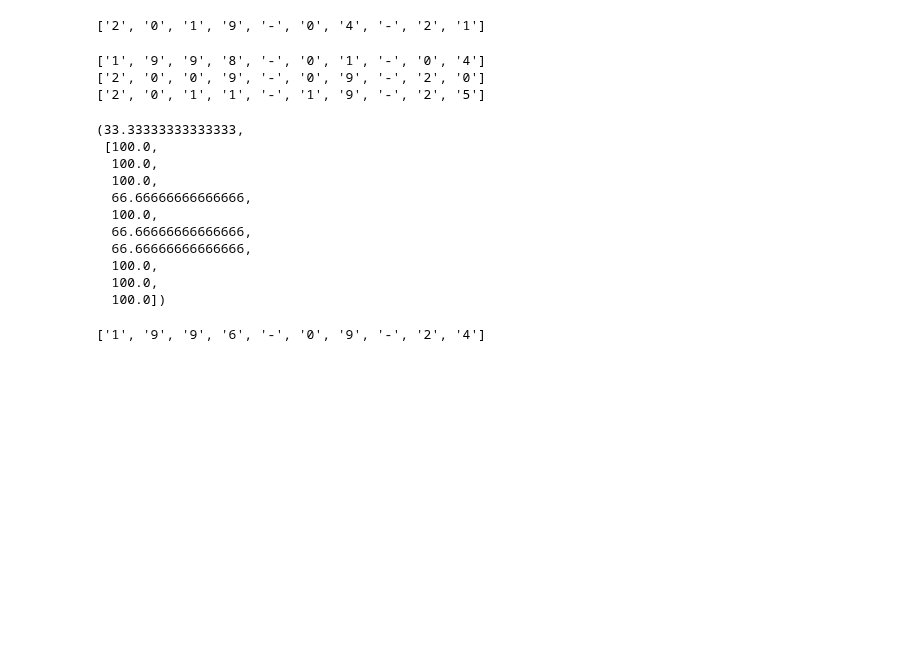
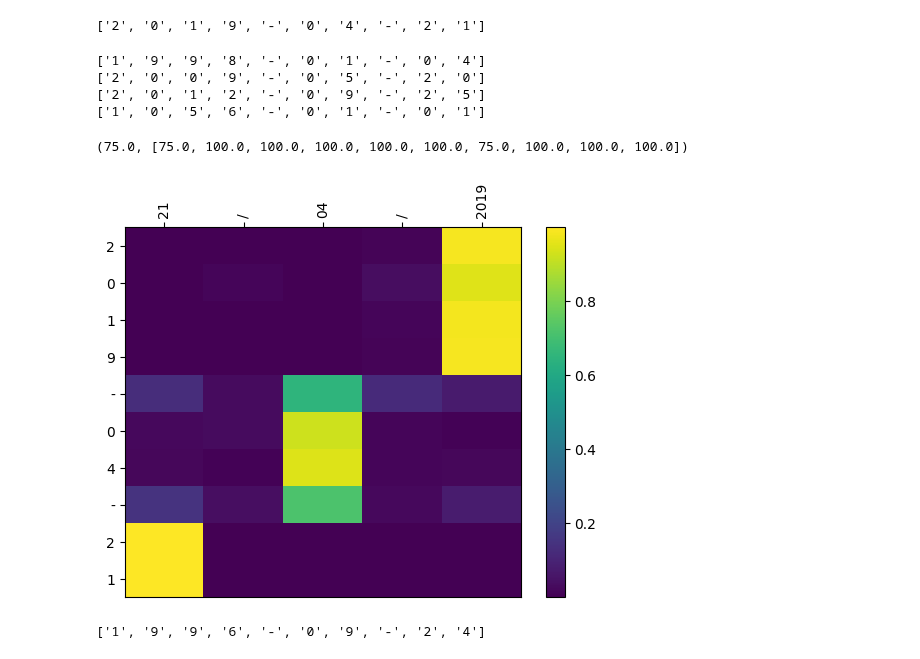
Before and after one commit to JACOBIN-SCTCS/Deep_Learning_For_NLP_IISC, a Jupyter notebook: Assignment4/parta/sol.ipynb, the cells around one changed output. Drawn from its saved outputs; the diff is of its cells as text; code cells hidden in the pictures; blank space fills up the shorter version.

Commit message:
added  attention specifiying code

```diff
--- a/Assignment4/parta/sol.ipynb
+++ b/Assignment4/parta/sol.ipynb
@@ -161,8 +156,6 @@ class Encoder(nn.Module):
         outputs, _  = nn.utils.rnn.pad_packed_sequence(packed_output,batch_first=True)  # [batch_size, inp_seq_length, hidden_dim]
         hidden = torch.tanh(self.fc(torch.cat((hidden[-2,:,:],hidden[-1,:,:]),dim=1)))  # [batch_size, decoder_hidden_size]
         return outputs,hidden
-# %%
-batch_data = next(iter(train_dataloader))
 # %%
 class Attention(nn.Module):
     def __init__(self,enc_hidden_dim, dec_hidden_dim):
@@ -468,7 +465,7 @@ Epoch 114 Validation Loss Value = 0.29855954907243215
 KeyboardInterrupt:
 # %%
 t = TranslationModel()
-t.load_state_dict(torch.load('./trained_model.pth'))
+t.load_state_dict(torch.load('./translation_model.pth'))
 # %% [output]
 <All keys matched successfully>
 # %%
@@ -477,7 +474,7 @@ def translate_sentence(sentence, model, max_len = 10,glove=glove):
     model.eval()
     nl_date = sentence.replace("\'","").strip()
 
-
+    nl_date = nl_date.lower()
 
     if "/" in nl_date:
         #number_list = list(nl_date)
@@ -562,26 +559,48 @@ def getmetrics(model,sentences,ground_truths):
 
     return exact_match_accuracy,per_output_accuracy
 # %%
-ground_truth = ['1998-01-04','2009-05-20','2012-09-25']
-sentences = ['4 jan 1998','May 20 2009','September 25 2012']
+ground_truth = ['1998-01-04','2009-05-20','2012-09-25','2056-05-01']
+sentences = ['4 jan 1998','May 20 2009','September 25 2012','05/01/56']
 
 getmetrics(t,sentences,ground_truth)
 # %% [output]
 ['1', '9', '9', '8', '-', '0', '1', '-', '0', '4']
-['2', '0', '0', '9', '-', '0', '9', '-', '2', '0']
-['2', '0', '1', '1', '-', '1', '9', '-', '2', '5']
+['2', '0', '0', '9', '-', '0', '5', '-', '2', '0']
+['2', '0', '1', '2', '-', '0', '9', '-', '2', '5']
+['1', '0', '5', '6', '-', '0', '1', '-', '0', '1']
-(33.33333333333333,
- [100.0,
-  100.0,
-  100.0,
-  66.66666666666666,
-  100.0,
-  66.66666666666666,
-  66.66666666666666,
-  100.0,
-  100.0,
-  100.0])
+(75.0, [75.0, 100.0, 100.0, 100.0, 100.0, 100.0, 75.0, 100.0, 100.0, 100.0])
 # %%
+
+def plot_heatmap(sentence, translation, attention):
+
+    fig, ax = plt.subplots()
+    heatmap = ax.pcolor(attention, cmap='viridis')
+
+    nl_date = sentence.replace("\'","").strip()
+    nl_date = nl_date.lower()
+
+    if "/" in nl_date:
+        #number_list = list(nl_date)
+        #nl_date = " ".join(number_list)
+        split_on_slash = nl_date.split("/")
+        nl_date = " / ".join(split_on_slash)
+
+    src = nl_date.split(" ")
+    trg = list(translation)
+
+    ax.set_xticklabels(src, minor=False, rotation='vertical')
+    ax.set_yticklabels(trg, minor=False)
+
+    # put the major ticks at the middle of each cell
+    # and the x-ticks on top
+    ax.xaxis.tick_top()
+    ax.set_xticks(np.arange(attention.shape[1]) + 0.5, minor=False)
+    ax.set_yticks(np.arange(attention.shape[0]) + 0.5, minor=False)
+    ax.invert_yaxis()
+
+    plt.colorbar(heatmap)
+    plt.show()
+
 def display_attention(sentence, translation, attention):
 
     fig = plt.figure(figsize=(20,8))
@@ -604,6 +623,11 @@ def display_attention(sentence, translation, attention):
 
     plt.show()
     plt.close()
+# %%
+output_tokens , attention = translate_sentence('21/04/2019',t.to(device_cpu))
+plot_heatmap('21/04/2019',''.join(output_tokens),attention.squeeze(1))
+# %% [output]
+[figure, added]
 # %%
 output_tokens , attention = translate_sentence('20/06/1997',t.to(device_cpu))
 print(output_tokens)
```
Also changed, not shown: parts of 5 cells of this notebook.
